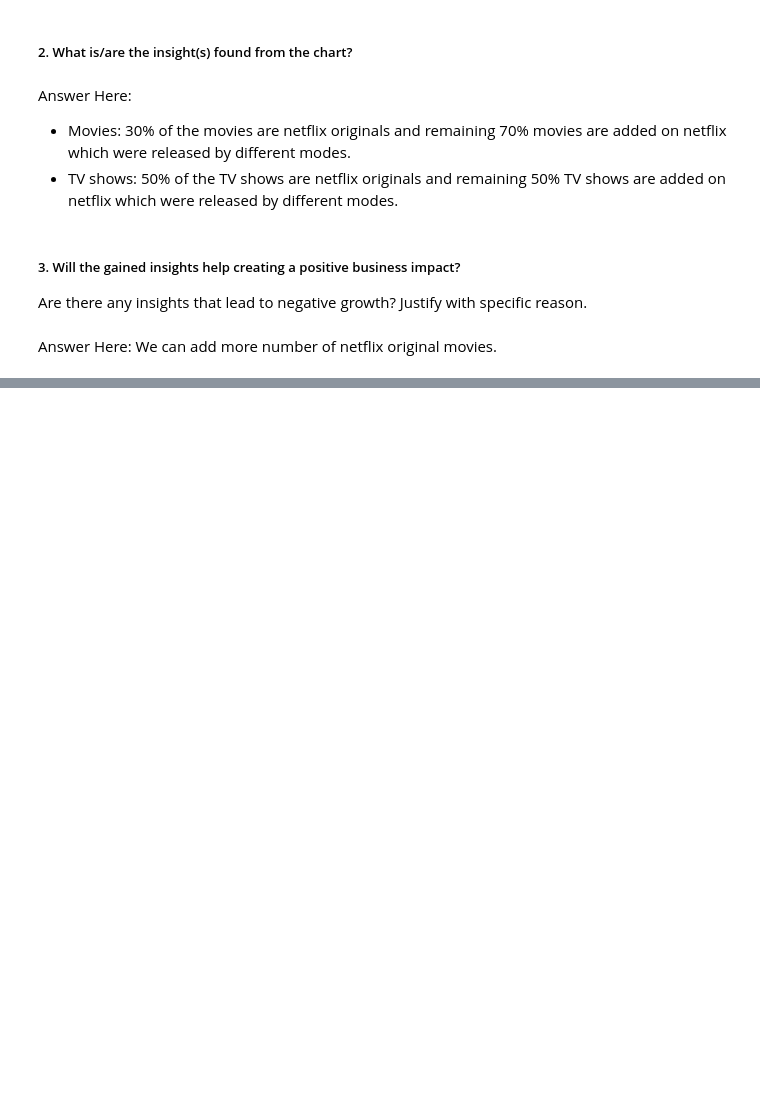
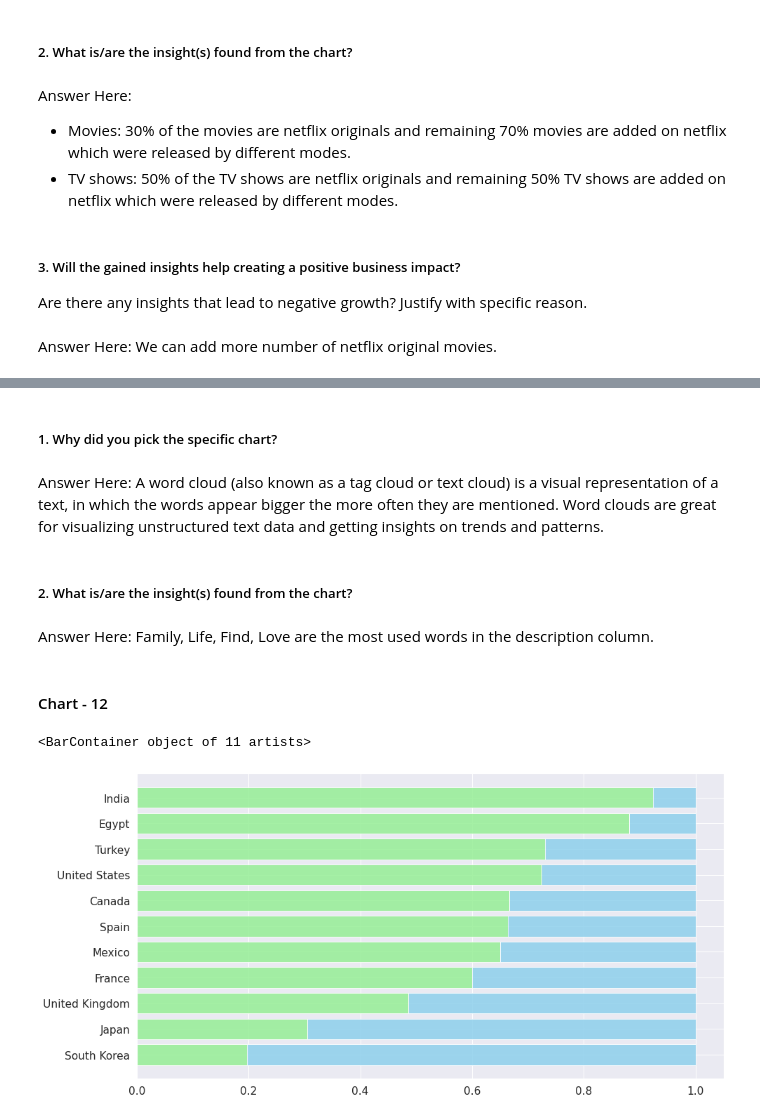
Before and after one commit to mdnawabali/Netflix-Movies-TV-shows-Clustering, a Jupyter notebook: Netflix_Movies_&_TV_shows_Clustering.ipynb, the cells around one changed output, grey strips where cells are left out. Drawn from its saved outputs; the diff is of its cells as text; code cells hidden in the pictures; blank space fills up the shorter version.

```diff
--- a/Netflix_Movies_&_TV_shows_Clustering.ipynb
+++ b/Netflix_Movies_&_TV_shows_Clustering.ipynb
@@ -683,0 +775,28 @@ Answer Here: We can add more number of netflix original movies.
+# %% [markdown]
+##### 1. Why did you pick the specific chart?
+# %% [markdown]
+Answer Here: A word cloud (also known as a tag cloud or text cloud) is a visual representation of a text, in which the words appear bigger the more often they are mentioned. Word clouds are great for visualizing unstructured text data and getting insights on trends and patterns.
+# %% [markdown]
+##### 2. What is/are the insight(s) found from the chart?
+# %% [markdown]
+Answer Here: Family, Life, Find, Love are the most used words in the description column.
+# %% [markdown]
+#### Chart - 12
+# %%
+# Chart - 12 visualization code
+# Plotting the Horizontal bar plot for top 10 country contains Movie & TV Show split
+country_order = content_df['country'].value_counts()[:11].index
+content_data = content_df[['type', 'country']].groupby('country')['type'].value_counts().unstack().loc[country_order]
+content_data['sum'] = content_data.sum(axis=1)
+content_data_ratio = (content_data.T / content_data['sum']).T[['Movie', 'TV Show']].sort_values(by='Movie',ascending=False)[::-1]
+
+# Plotting the barh
+fig, ax = plt.subplots(1,1,figsize=(15, 8))
+
+ax.barh(content_data_ratio.index, content_data_ratio['Movie'],
+        color='lightgreen', alpha=0.8, label='Movie')
+ax.barh(content_data_ratio.index, content_data_ratio['TV Show'], left=content_data_ratio['Movie'],
+        color='skyblue', alpha=0.8, label='TV Show')
+# %% [output]
+<BarContainer object of 11 artists>
+[figure, added]
```
Also changed, not shown: parts of 83 cells of this notebook.
